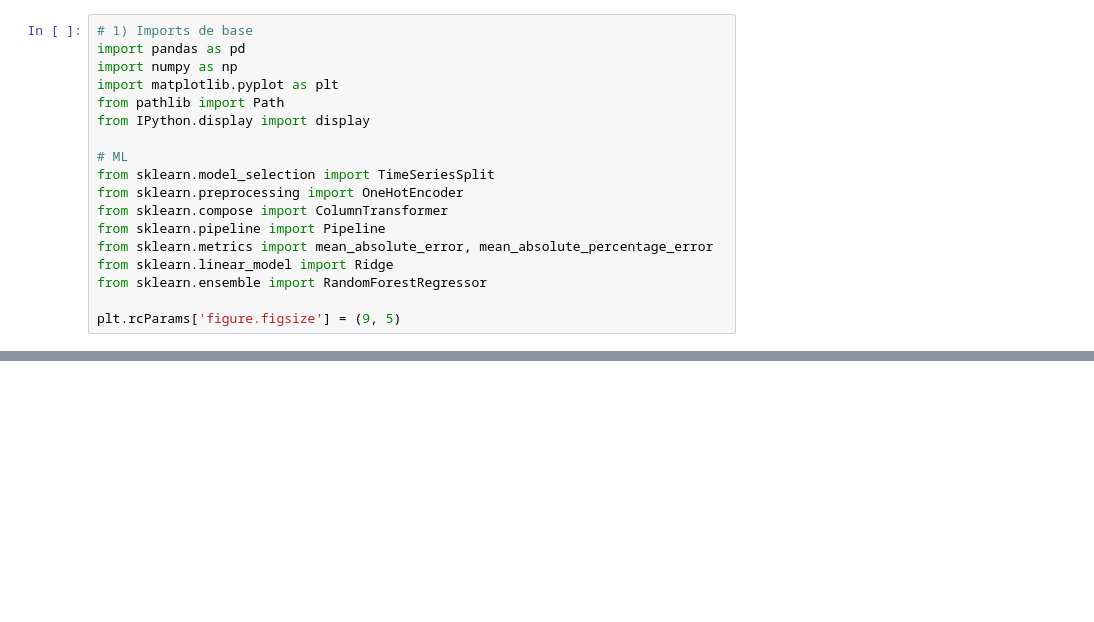
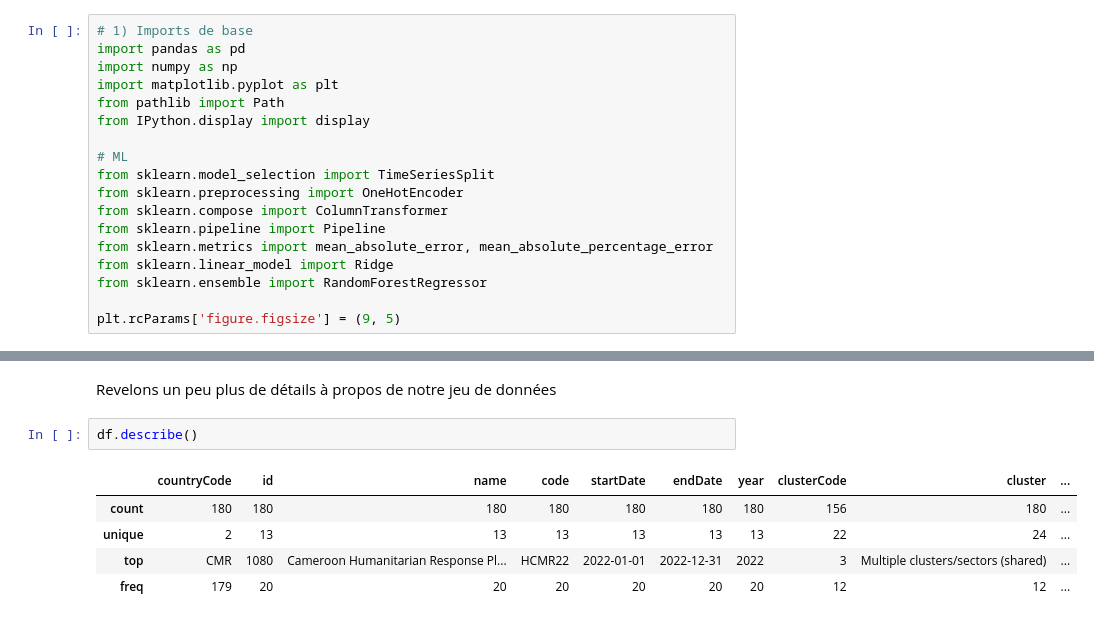
Before and after one commit to AnicetKJ/ProjetFTSCameroun, a Jupyter notebook: notebook_ml1.ipynb, the cells around one changed output, grey strips where cells are left out. Saved outputs shown, nothing was run; the diff lists cells and outputs as text; blank space fills up the shorter version.

```diff
--- a/notebook_ml1.ipynb
+++ b/notebook_ml1.ipynb
@@ -149,0 +55,10 @@ print('Modèle exporté -> cmr_fts_model_pipeline.joblib')
+# %% [markdown]
+Revelons un peu plus de détails à propos de notre jeu de données
+# %%
+df.describe()
+# %% [output]
+|  | countryCode | id | name | code | startDate | endDate | year | clusterCode | cluster | ... |
+| count | 180 | 180 | 180 | 180 | 180 | 180 | 180 | 156 | 180 | ... |
+| unique | 2 | 13 | 13 | 13 | 13 | 13 | 13 | 22 | 24 | ... |
+| top | CMR | 1080 | Cameroon Humanitarian Response Pl... | HCMR22 | 2022-01-01 | 2022-12-31 | 2022 | 3 | Multiple clusters/sectors (shared) | ... |
+| freq | 179 | 20 | 20 | 20 | 20 | 20 | 20 | 12 | 12 | ... |
```
Also changed, not shown: parts of 27 cells of this notebook, 1 other file.
